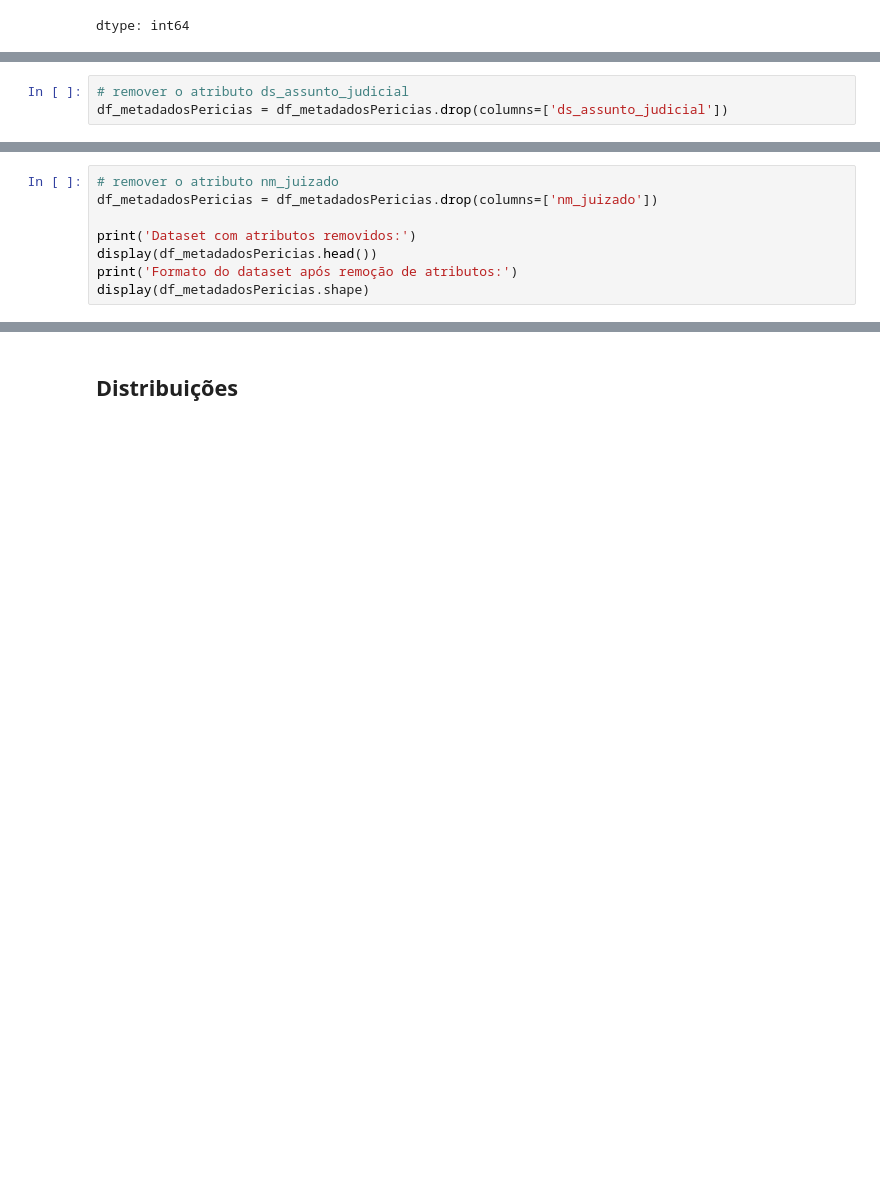
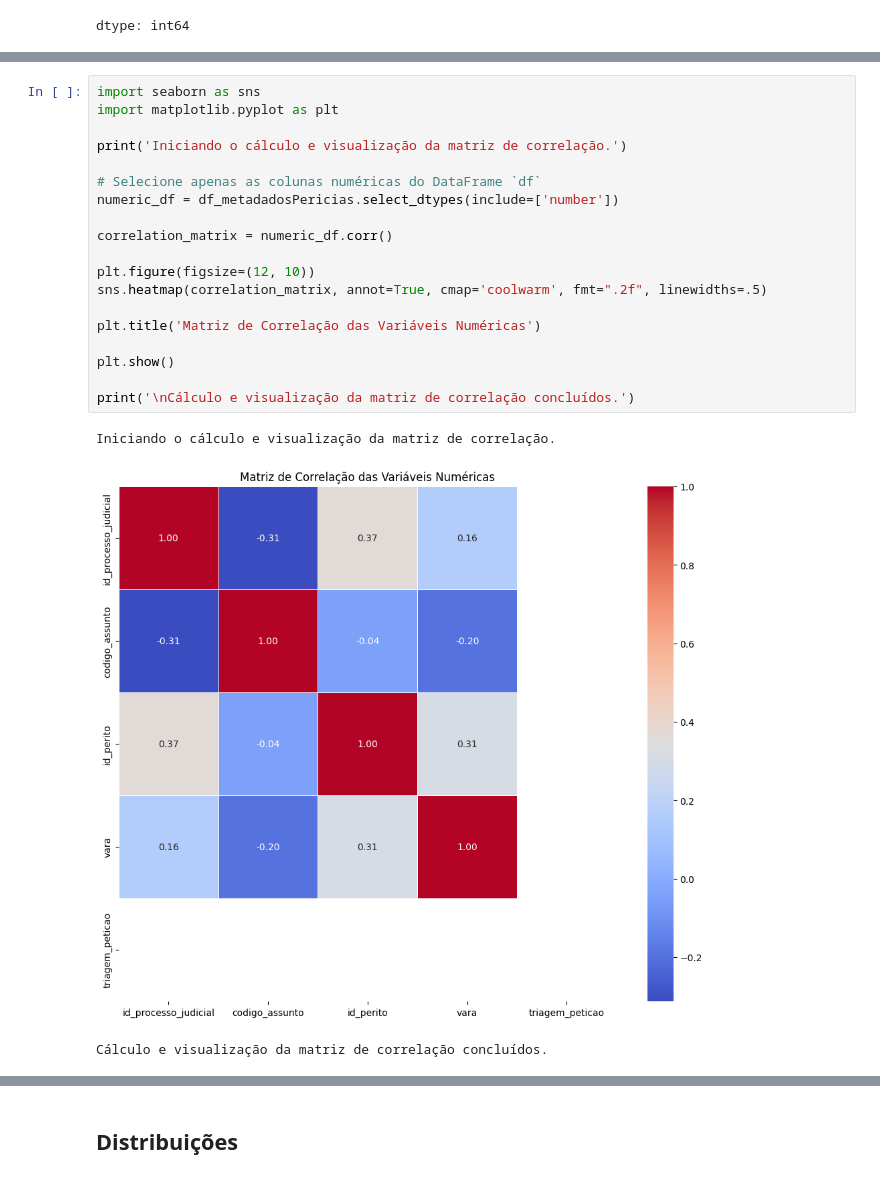
Before and after one commit to bruno774/ppgti-aprendmaquina, a Jupyter notebook: ppgtiAM classificacaoPericias p1 cargaInicial-exploracao-limpeza.ipynb, the cells around one changed output, grey strips where cells are left out. Saved outputs shown, nothing was run; the diff lists cells and outputs as text; blank space fills up the shorter version.

```diff
--- a/ppgtiAM classificacaoPericias p1 cargaInicial-exploracao-limpeza.ipynb
+++ b/ppgtiAM classificacaoPericias p1 cargaInicial-exploracao-limpeza.ipynb
@@ -292,3 +221,0 @@ Com a confirmação da associação entre os atributos, devemos remover uma dela
-# %%
-# remover o atributo ds_assunto_judicial
-df_metadadosPericias = df_metadadosPericias.drop(columns=['ds_assunto_judicial'])
@@ -340,8 +221,0 @@ A mesma conclusão foi alcançada, do relacionamento entre os atributos nm_juiza
-# %%
-# remover o atributo nm_juizado
-df_metadadosPericias = df_metadadosPericias.drop(columns=['nm_juizado'])
-
-print('Dataset com atributos removidos:')
-display(df_metadadosPericias.head())
-print('Formato do dataset após remoção de atributos:')
-display(df_metadadosPericias.shape)
@@ -404,0 +311,23 @@ else:
+# %%
+import seaborn as sns
+import matplotlib.pyplot as plt
+
+print('Iniciando o cálculo e visualização da matriz de correlação.')
+
+# Selecione apenas as colunas numéricas do DataFrame `df`
+numeric_df = df_metadadosPericias.select_dtypes(include=['number'])
+
+correlation_matrix = numeric_df.corr()
+
+plt.figure(figsize=(12, 10))
+sns.heatmap(correlation_matrix, annot=True, cmap='coolwarm', fmt=".2f", linewidths=.5)
+
+plt.title('Matriz de Correlação das Variáveis Numéricas')
+
+plt.show()
+
+print('\nCálculo e visualização da matriz de correlação concluídos.')
+# %% [output]
+Iniciando o cálculo e visualização da matriz de correlação.
+[figure, added]
+Cálculo e visualização da matriz de correlação concluídos.
```
Also changed, not shown: parts of 35 cells of this notebook.
